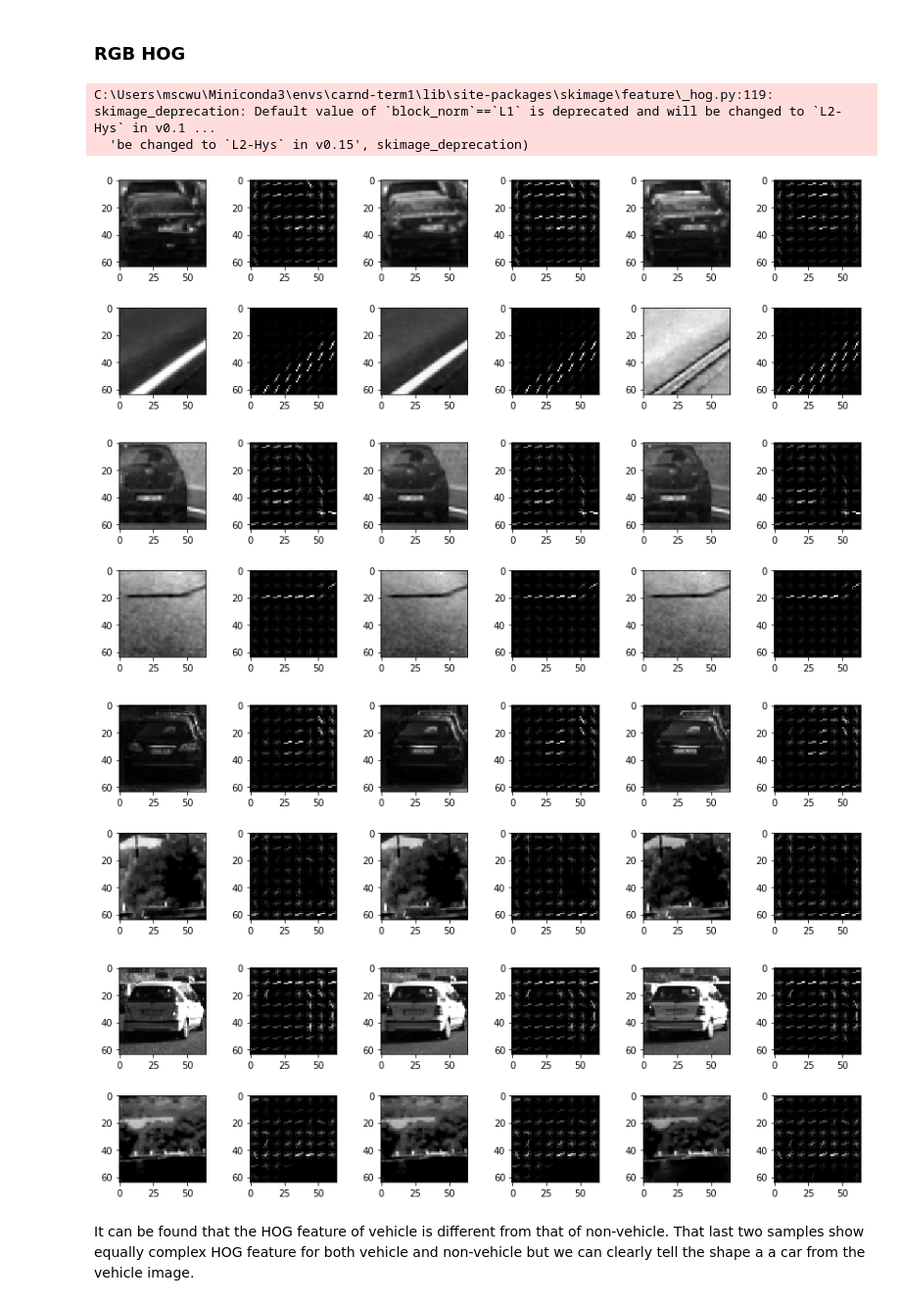
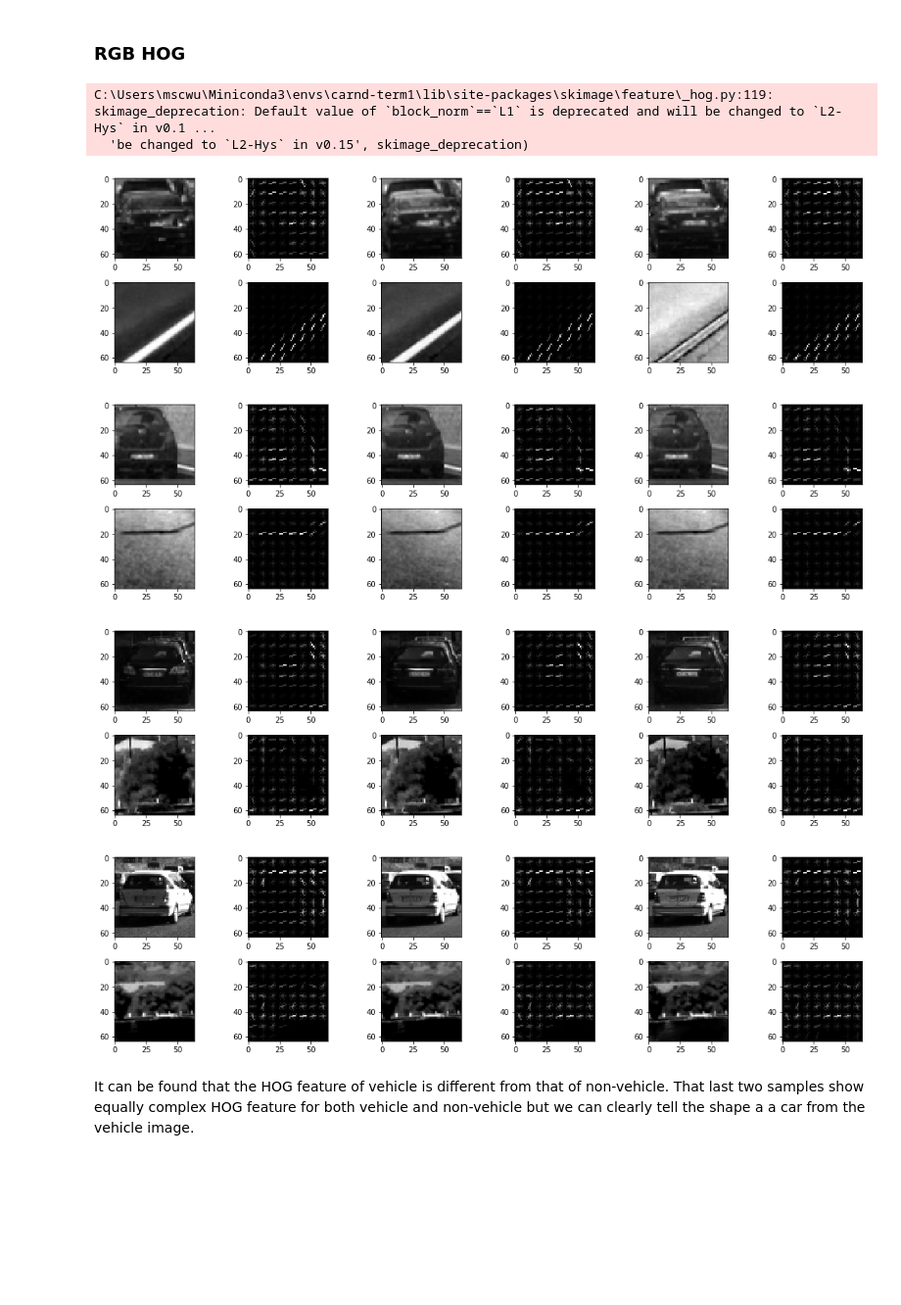
Before and after one commit to mscwu/CarND-Vehicle-Detection, a Jupyter notebook: Color_Space_Exploration.ipynb, the cells around one changed output. Shown at 98% size. Saved outputs shown, nothing was run; the diff lists cells and outputs as text; code cells hidden in the pictures; blank space fills up the shorter version.

```diff
--- a/Color_Space_Exploration.ipynb
+++ b/Color_Space_Exploration.ipynb
@@ -214,7 +214,7 @@ pix_per_cell = 8
 cell_per_block = 2
 # %%
 for veh, non_veh in zip(test_veh_img, test_non_veh_img):
-    f, axes = plt.subplots(2, 6, figsize=(12,4))
+    f, axes = plt.subplots(2, 6, figsize=(15,4))
     f.tight_layout()
     features_veh1, hog_image_veh1 = get_hog_features(veh[:,:,0], orient=orient,
                                                    pix_per_cell=pix_per_cell,
@@ -228,37 +228,37 @@ for veh, non_veh in zip(test_veh_img, test_non_veh_img):
                                                    pix_per_cell=pix_per_cell,
                                                    cell_per_block=cell_per_block,
                                                    vis=True, feature_vec=True)
     features_non_veh2, hog_image_non_veh2 = get_hog_features(non_veh[:,:,1], orient=orient,
                                                    pix_per_cell=pix_per_cell,
                                                    cell_per_block=cell_per_block,
                                                    vis=True, feature_vec=True)
     features_veh3, hog_image_veh3 = get_hog_features(veh[:,:,2], orient=orient,
                                                    pix_per_cell=pix_per_cell,
                                                    cell_per_block=cell_per_block,
                                                    vis=True, feature_vec=True)
     features_non_veh3, hog_image_non_veh3 = get_hog_features(non_veh[:,:,2], orient=orient,
                                                    pix_per_cell=pix_per_cell,
                                                    cell_per_block=cell_per_block,
                                                    vis=True, feature_vec=True)
     axes[0][0].imshow(veh[:,:,0], cmap='gray')
     axes[0][1].imshow(hog_image_veh1, cmap='gray')
     axes[0][2].imshow(veh[:,:,1], cmap='gray')
     axes[0][3].imshow(hog_image_veh2, cmap='gray')
     axes[0][4].imshow(veh[:,:,2], cmap='gray')
     axes[0][5].imshow(hog_image_veh3, cmap='gray')
     axes[1][0].imshow(non_veh[:,:,0], cmap='gray')
     axes[1][1].imshow(hog_image_non_veh1, cmap='gray')
     axes[1][2].imshow(non_veh[:,:,1], cmap='gray')
     axes[1][3].imshow(hog_image_non_veh2, cmap='gray')
     axes[1][4].imshow(non_veh[:,:,2], cmap='gray')
     axes[1][5].imshow(hog_image_non_veh3, cmap='gray')
 # %% [output]
 C:\Users\mscwu\Miniconda3\envs\carnd-term1\lib\site-packages\skimage\feature\_hog.py:119: skimage_deprecation: Default value of `block_norm`==`L1` is deprecated and will be changed to `L2-Hys` in v0.1 ...
   'be changed to `L2-Hys` in v0.15', skimage_deprecation)
-[figure, old version]
+[figure, new version]
-[figure, old version]
+[figure, new version]
-[figure, old version]
+[figure, new version]
-[figure, old version]
+[figure, new version]
 # %% [markdown]
 It can be found that the HOG feature of vehicle is different from that of non-vehicle. That last two samples show equally complex HOG feature for both vehicle and non-vehicle but we can clearly tell the shape a a car from the vehicle image.
 # %% [markdown]
```
Also changed, not shown: parts of 1 cell of this notebook, 1 other file.
